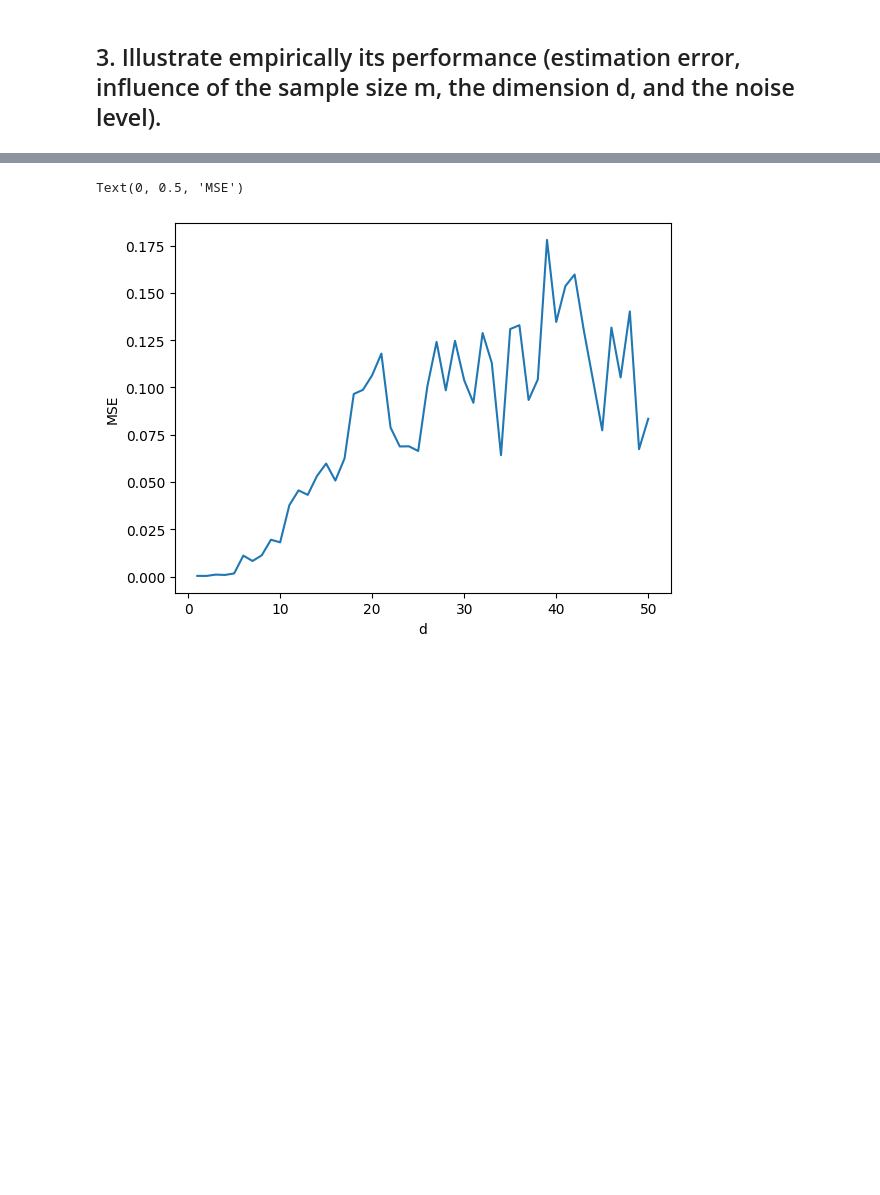
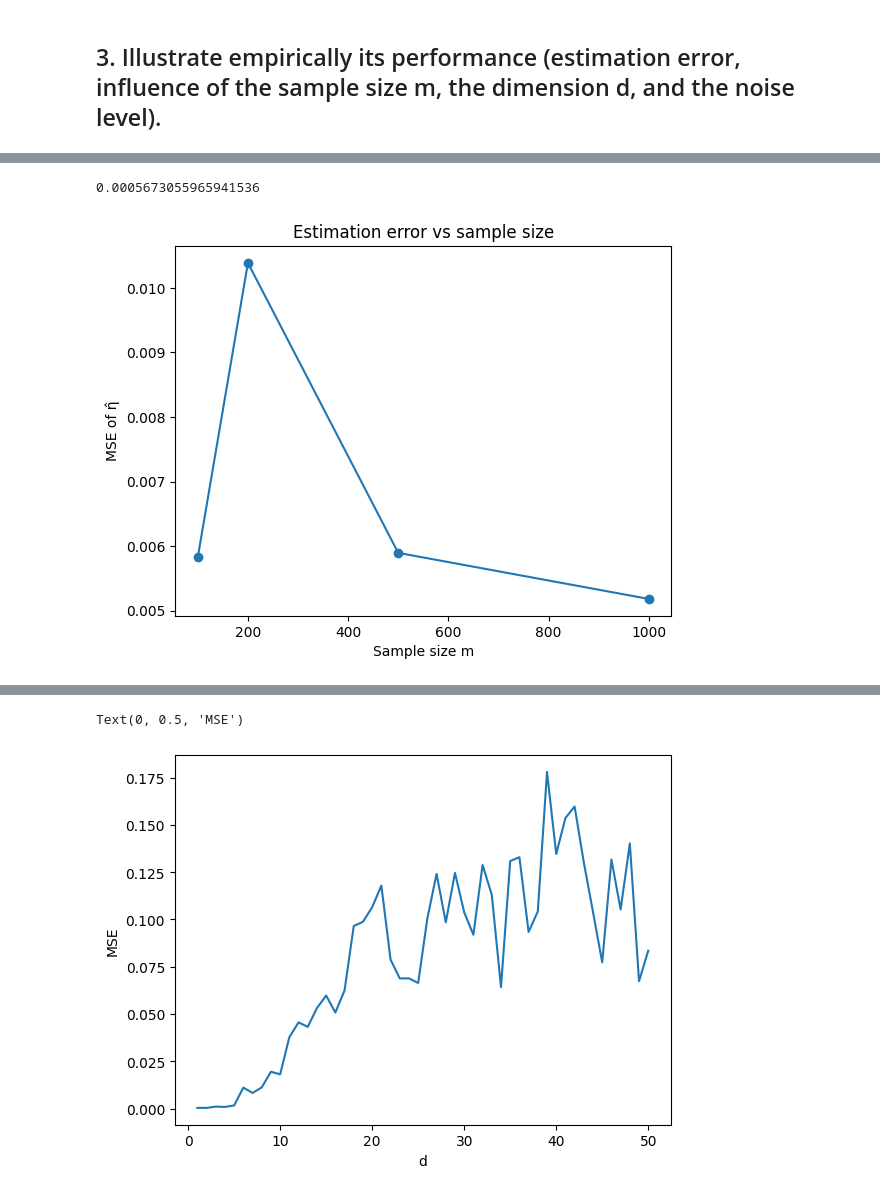
Before and after one commit to RaniaZougari/SL_Project, a Jupyter notebook: Simulation.ipynb, the cells around one changed output, grey strips where cells are left out. Cells and saved outputs as stored; diff of their text form; code cells hidden in the pictures; blank space fills up the shorter version.

```diff
--- a/Simulation.ipynb
+++ b/Simulation.ipynb
@@ -222,2 +215,33 @@ print(MSE(eta_true,result_estimator))
+# %%
+#Estimation error
+def MSE(eta,eta_hat):
+    return np.mean((eta - eta_hat)**2)
+
+print(MSE(eta_true,result_estimator))
+
+def mse_eta(m, h):
+    eta_function = eta_linear
+    X, Y, Z, _ = generate_data(m, d, eta_function, eta_max)
+
+    x_grid = np.linspace(-1, 1, 200)
+    eta_est = np.array([eta_estimator(X, Z, np.array([x]), h) for x in x_grid])
+
+    eta_real = eta_function(x_grid, h)
+    return np.mean((eta_est - eta_real)**2)
+
+sample_sizes = [100, 200, 500, 1000]
+mse_values = [mse_eta(m,h_opt) for m in sample_sizes]
+
+# Plot MSE vs sample size
+
+plt.figure()
+plt.plot(sample_sizes, mse_values, marker='o')
+plt.xlabel("Sample size m")
+plt.ylabel("MSE of η̂")
+plt.title("Estimation error vs sample size")
+plt.show()
+# %% [output]
+0.0005673055965941536
+[figure, added]
 # %%
 #Influence of the sample size m
```
Also changed, not shown: parts of 7 cells of this notebook.
